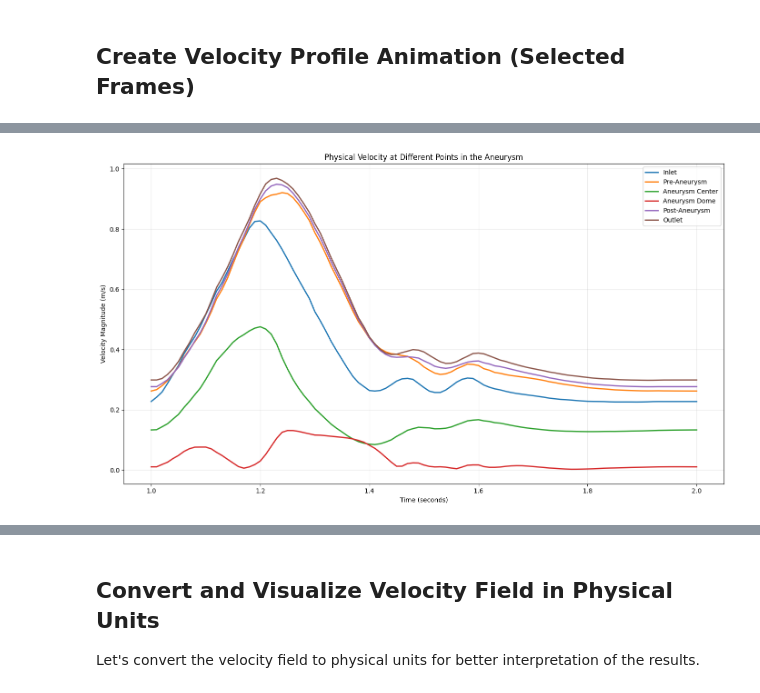
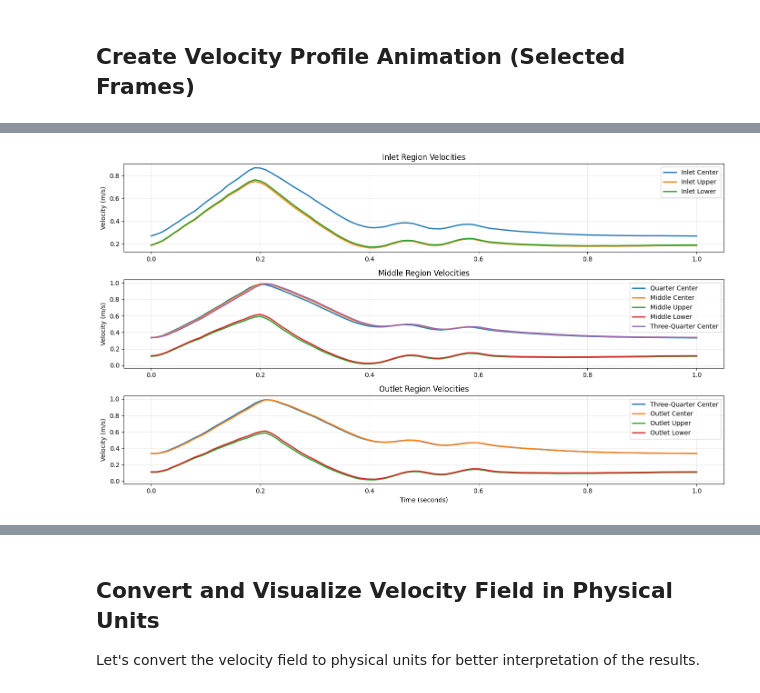
Before and after one commit to DynoAbd786-Uni/dissertation, a Jupyter notebook: visualisation_src/objective_2_visualiser.ipynb, the cells around one changed output, grey strips where cells are left out. Cells and saved outputs as stored; diff of their text form; code cells hidden in the pictures.

```diff
--- a/visualisation_src/objective_2_visualiser.ipynb
+++ b/visualisation_src/objective_2_visualiser.ipynb
@@ -17,11 +23,19 @@ import time
 ## Load Simulation Parameters from JSON
 # %%
 # Define the base directory where the simulation results are located
-base_dir = Path('/home/abdua786/code/uni/3/dissertation/dissertation')
-simulation_folder = base_dir / 'aneurysm_simulation_results'
+base_dir = Path.cwd()
+
+# Define the simulation folder path for the time-dependent Zouhe standard BGK simulation
+simulation_folder = base_dir / '../results/pipe_flow/time_dependent_zouhe_standard_bgk'
 
 # Path to the parameter JSON file
-param_file = simulation_folder / 'parameters' / 'aneurysm_params 11:54:49 06-05-2025.json'
+param_file = simulation_folder / 'parameters' / 'pipe_tdzh_bgk_params.json'
+
+# # Define the simulation folder path for the time-dependent Zouhe non-Newtonian BGK simulation
+# simulation_folder = base_dir / '../results/pipe_flow/time_dependent_zouhe_non_newtonian_bgk'
+
+# # Path to the parameter JSON file
+# param_file = simulation_folder / 'parameters' / 'pipe_tdzh_nnbgk_params.json'
 
 # Load and parse the parameters
 with open(param_file, 'r') as f:
@@ -66,7 +80,7 @@ try:
     print("\nPhysical dimensions:")
     print(f"Vessel length: {vessel_length_mm} mm ({vessel_length_lu} lattice units)")
     print(f"Vessel diameter: {vessel_diameter_mm} mm ({vessel_diameter_lu} lattice units)")
-    print(f"Aneurysm bulge: {bulge_horizontal_mm} × {bulge_vertical_mm} mm")
+    print(f"Aneurysm bulge: {bulge_horizontal_mm} x {bulge_vertical_mm} mm")
     print(f"Kinematic viscosity: {kinematic_viscosity} m²/s")
 
 except KeyError as e:
@@ -441,36 +469,48 @@ def get_velocity_at_points(points, frames=None):
 
     return point_velocities
 
-# Define points of interest in the aneurysm
+# Define points of interest in the pipe
 try:
     # Get grid dimensions
     real_dims = [d for d in dimensions if d > 1]
     ny, nx = real_dims[1]-1, real_dims[0]-1
 
-    # Define vessel center line and aneurysm position from parameters
+    # Define vessel center line position from parameters
     vessel_centre_lu = params['input_parameters'].get('vessel_centre_lu', ny // 2)
-    bulge_centre_x_lu = params['input_parameters'].get('bulge_centre_x_lu', nx // 2)
-    bulge_centre_y_lu = params['input_parameters'].get('bulge_centre_y_lu', vessel_centre_lu)
 
     # Display physical dimensions of the grid
     x_size_mm = nx * dx * 1000  # Convert from m to mm
     y_size_mm = ny * dx * 1000  # Convert from m to mm
     vessel_center_mm = vessel_centre_lu * dx * 1000  # Convert from m to mm
-    bulge_center_x_mm = bulge_centre_x_lu * dx * 1000  # Convert from m to mm
-    bulge_center_y_mm = bulge_centre_y_lu * dx * 1000  # Convert from m to mm
 
     print(f"Physical grid dimensions: {x_size_mm:.2f} mm × {y_size_mm:.2f} mm")
     print(f"Vessel center position: {vessel_center_mm:.2f} mm from bottom")
-    print(f"Aneurysm center position: ({bulge_center_x_mm:.2f} mm, {bulge_center_y_mm:.2f} mm)")
+
+    # Calculate positions for standard pipe locations
+    entrance_x = int(0.05 * nx)           # 5% from left (entrance)
+    quarter_x = int(0.25 * nx)            # 25% from left (quarter-way)
+    middle_x = int(0.5 * nx)              # 50% from left (middle)
+    three_quarter_x = int(0.75 * nx)      # 75% from left (three-quarter)
+    exit_x = int(0.95 * nx)               # 95% from left (exit)
+
+    # Define center, top wall, and bottom wall positions
+    center_y = vessel_centre_lu
+    upper_y = int(vessel_centre_lu + params['input_parameters']['vessel_diameter_lu'] * 0.4)
+    lower_y = int(vessel_centre_lu - params['input_parameters']['vessel_diameter_lu'] * 0.4)
 
     # Define key points to analyze
     points_of_interest = {
-        "Inlet": (10, vessel_centre_lu),  # Near the inlet
-        "Pre-Aneurysm": (bulge_centre_x_lu - 100, vessel_centre_lu),  # Just before the aneurysm
-        "Aneurysm Center": (bulge_centre_x_lu, bulge_centre_y_lu),  # Center of the aneurysm
-        "Aneurysm Dome": (bulge_centre_x_lu, int(bulge_centre_y_lu + 0.5 * params['input_parameters']['bulge_vertical_lu'])),  # Top of the aneurysm
-        "Post-Aneurysm": (bulge_centre_x_lu + 100, vessel_centre_lu),  # Just after the aneurysm
-        "Outlet": (nx - 10, vessel_centre_lu)  # Near the outlet
+        "Inlet Center": (entrance_x, center_y),       # Inlet at centerline
+        "Inlet Upper": (entrance_x, upper_y),         # Inlet near upper wall
+        "Inlet Lower": (entrance_x, lower_y),         # Inlet near lower wall
+        "Quarter Center": (quarter_x, center_y),      # Quarter-way at centerline
+        "Middle Center": (middle_x, center_y),        # Middle at centerline
+        "Middle Upper": (middle_x, upper_y),          # Middle near upper wall
+        "Middle Lower": (middle_x, lower_y),          # Middle near lower wall
+        "Three-Quarter Center": (three_quarter_x, center_y),  # Three-quarter at centerline
+        "Outlet Center": (exit_x, center_y),          # Outlet at centerline
+        "Outlet Upper": (exit_x, upper_y),            # Outlet near upper wall
+        "Outlet Lower": (exit_x, lower_y)             # Outlet near lower wall
     }
 
     # Print physical locations of measurement points
@@ -489,12 +529,50 @@ try:
 
     # Plot physical velocities at each point over time
     plt.figure(figsize=(14, 8))
+    # Group points by location for better visualization
+    inlet_points = [p for p in physical_velocities.keys() if 'Inlet' in p]
+    middle_points = [p for p in physical_velocities.keys() if 'Middle' in p or 'Quarter' in p]
+    outlet_points = [p for p in physical_velocities.keys() if 'Outlet' in p or 'Three-Quarter' in p]
+
+    # Create subplots for different regions
+    plt.subplot(3, 1, 1)
+    for point_name in inlet_points:
+        plt.plot(physical_times, physical_velocities[point_name], linewidth=2, label=point_name)
+    plt.ylabel('Velocity (m/s)')
+    plt.title('Inlet Region Velocities')
+    plt.grid(True, alpha=0.3)
+    plt.legend()
+
+    plt.subplot(3, 1, 2)
+    for point_name in middle_points:
+        plt.plot(physical_times, physical_velocities[point_name], linewidth=2, label=point_name)
+    plt.ylabel('Velocity (m/s)')
+    plt.title('Middle Region Velocities')
+    plt.grid(True, alpha=0.3)
+    plt.legend()
+
+    plt.subplot(3, 1, 3)
+    for point_name in outlet_points:
+        plt.plot(physical_times, physical_velocities[point_name], linewidth=2, label=point_name)
+    plt.xlabel('Time (seconds)')
+    plt.ylabel('Velocity (m/s)')
+    plt.title('Outlet Region Velocities')
+    plt.grid(True, alpha=0.3)
+    plt.legend()
+
+    plt.tight_layout()
+    plt.show()
+
+    # Also create a combined plot
+    plt.figure(figsize=(14, 8))
+    # Use different line styles for different regions
     for point_name, velocities in physical_velocities.items():
-        plt.plot(physical_times, velocities, linewidth=2, label=point_name)
+        if 'Center' in point_name:
+            plt.plot(physical_times, velocities, linewidth=2, label=point_name)
 
     plt.xlabel('Time (seconds)')
     plt.ylabel('Velocity Magnitude (m/s)')
-    plt.title('Physical Velocity at Different Points in the Aneurysm')
+    plt.title('Centerline Velocities Throughout the Pipe')
     plt.grid(True, alpha=0.3)
     plt.legend()
     plt.tight_layout()
@@ -526 +608 @@ Outlet: (14.78, 3.24)
-[figure, old version]
+[figure, new version]
```
Also changed, not shown: parts of 12 cells of this notebook, 15 other files.
